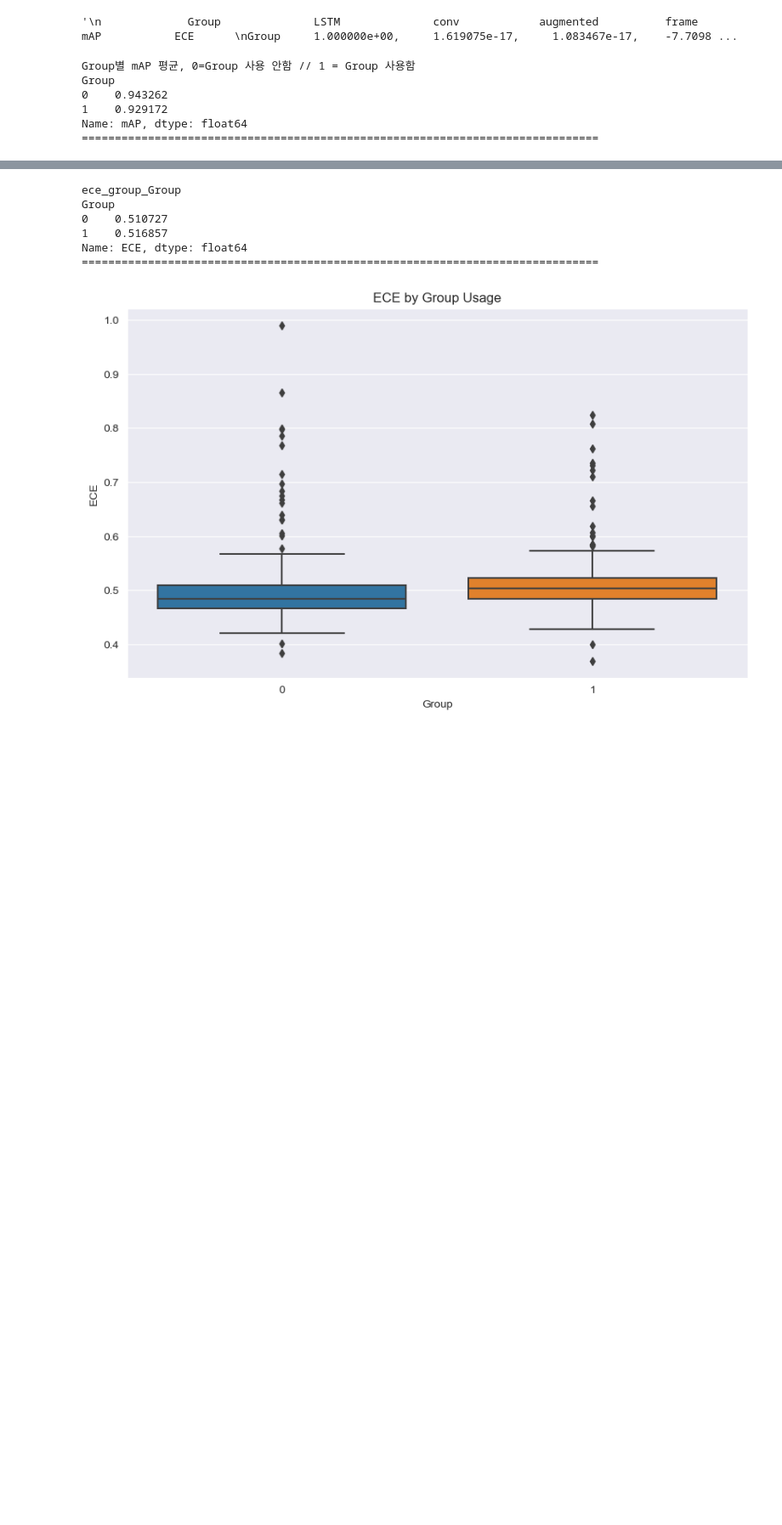
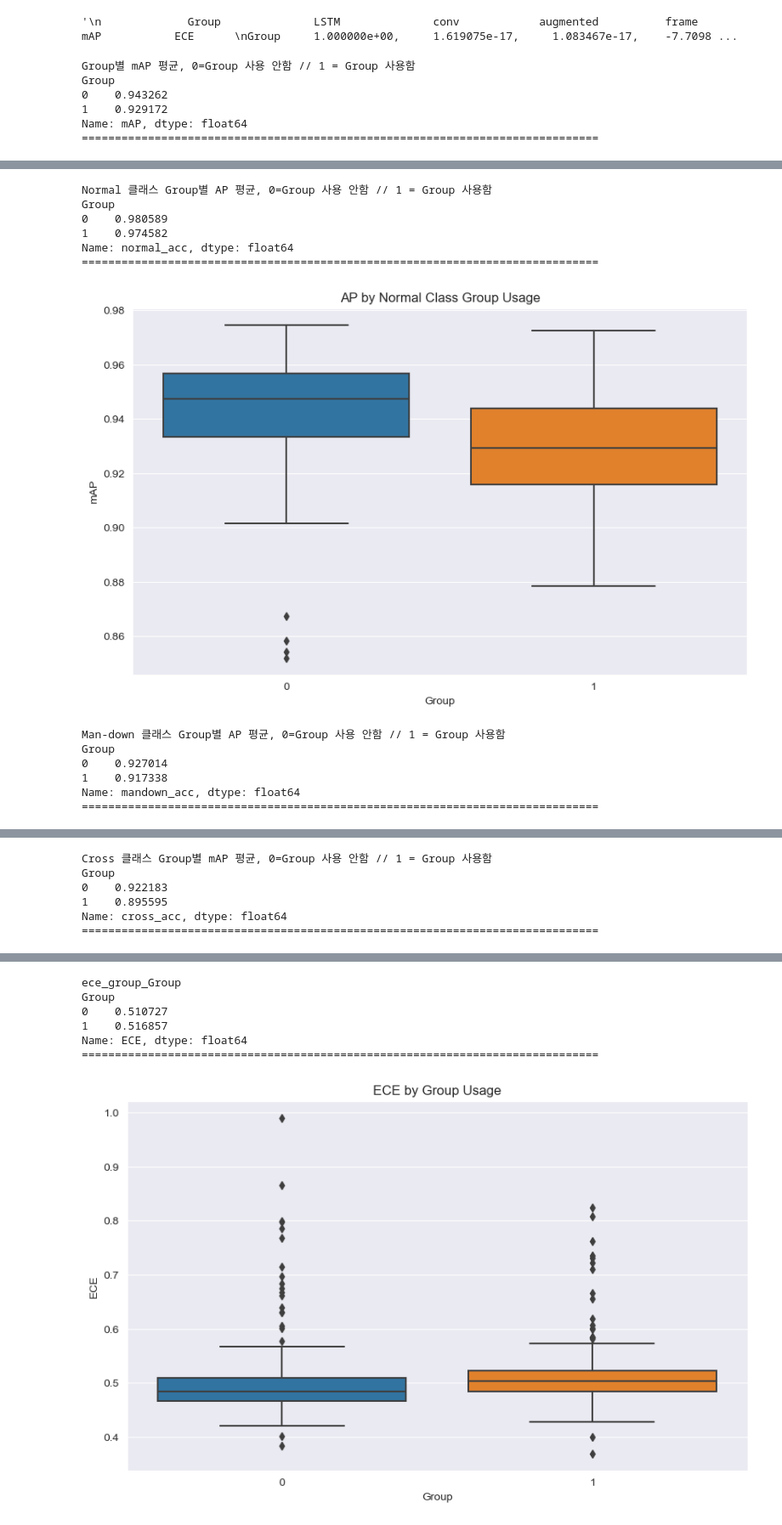
Before and after one commit to HMCHON/hfprND, a Jupyter notebook: Analysis.ipynb, the cells around one changed output, grey strips where cells are left out. Shown at 85% size. Drawn from its saved outputs; the diff is of its cells as text; code cells hidden in the pictures; blank space fills up the shorter version.

```diff
--- a/Analysis.ipynb
+++ b/Analysis.ipynb
@@ -97,19 +97,64 @@ ECE      -2.178255e-02,    -4.624114e-02,     4.418548e-02,    -1.568738e-01,
 # %%
 # Group에 따른 mAP 평균 계산
 group_Group = df.groupby('Group')['mAP'].mean()
 print("Group별 mAP 평균, 0=Group 사용 안함 // 1 = Group 사용함")
 print(group_Group)
 print('==============================================================================')
 # Boxplot으로 mAP 시각화
 plt.figure(figsize=(10, 6))
 sns.boxplot(x='Group', y='mAP', data=df)
 plt.title('mAP by Group Usage')
 plt.show()
+
+# Group에 따른 클래스 별 AP 평균 계산
+group_Group = df.groupby('Group')['normal_acc'].mean()
+print("Normal 클래스 Group별 AP 평균, 0=Group 사용 안함 // 1 = Group 사용함")
+print(group_Group)
+print('==============================================================================')
+# Boxplot으로 mAP 시각화
+plt.figure(figsize=(10, 6))
+sns.boxplot(x='Group', y='mAP', data=df)
+plt.title('AP by Normal Class Group Usage')
+plt.show()
+
+group_Group = df.groupby('Group')['mandown_acc'].mean()
+print("Man-down 클래스 Group별 AP 평균, 0=Group 사용 안함 // 1 = Group 사용함")
+print(group_Group)
+print('==============================================================================')
+# Boxplot으로 mAP 시각화
+plt.figure(figsize=(10, 6))
+sns.boxplot(x='Group', y='mAP', data=df)
+plt.title('mAP by Man-down Class Group Usage')
+plt.show()
+
+# Group에 따른 mAP 평균 계산
+group_Group = df.groupby('Group')['cross_acc'].mean()
+print("Cross 클래스 Group별 mAP 평균, 0=Group 사용 안함 // 1 = Group 사용함")
+print(group_Group)
+print('==============================================================================')
+# Boxplot으로 mAP 시각화
+plt.figure(figsize=(10, 6))
+sns.boxplot(x='Group', y='mAP', data=df)
+plt.title('mAP by Cross Class Group Usage')
+plt.show()
 # %% [output]
 Group별 mAP 평균, 0=Group 사용 안함 // 1 = Group 사용함
 Group
 0    0.943262
 1    0.929172
 Name: mAP, dtype: float64
 ==============================================================================
 [figure]
+Normal 클래스 Group별 AP 평균, 0=Group 사용 안함 // 1 = Group 사용함
+Group
+0    0.980589
+1    0.974582
+Name: normal_acc, dtype: float64
+==============================================================================
+[figure, added]
+Man-down 클래스 Group별 AP 평균, 0=Group 사용 안함 // 1 = Group 사용함
+Group
+0    0.927014
+1    0.917338
+Name: mandown_acc, dtype: float64
+==============================================================================
@@ -115,0 +162,6 @@ Name: mAP, dtype: float64
+Cross 클래스 Group별 mAP 평균, 0=Group 사용 안함 // 1 = Group 사용함
+Group
+0    0.922183
+1    0.895595
+Name: cross_acc, dtype: float64
+==============================================================================
```
Also changed, not shown: parts of 12 cells of this notebook, 12 other files.
